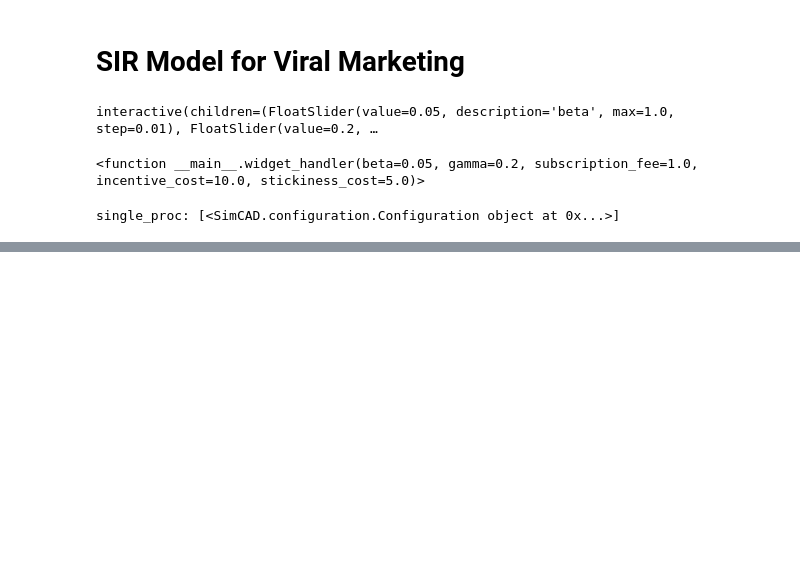
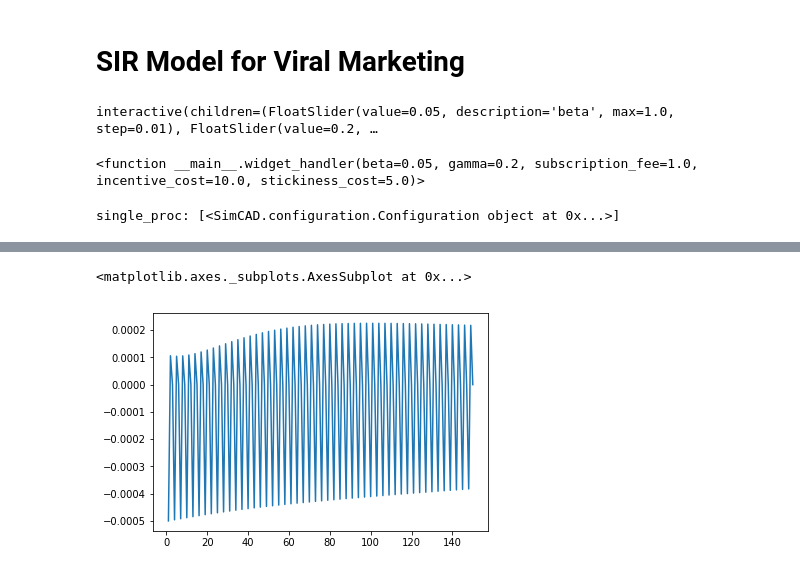
Before and after one commit to wilson3698/cadCAD, a Jupyter notebook: demos/susceptible_infected_recovered.ipynb, the cells around one changed output, grey strips where cells are left out. Cells and saved outputs as stored; diff of their text form; code cells hidden in the pictures; blank space fills up the shorter version.

```diff
--- a/demos/susceptible_infected_recovered.ipynb
+++ b/demos/susceptible_infected_recovered.ipynb
@@ -305,0 +309,5 @@ df.head()
+# %%
+df.beta.diff().plot()
+# %% [output]
+<matplotlib.axes._subplots.AxesSubplot at 0x...>
+[figure, added]
```
Also changed, not shown: parts of 5 cells of this notebook.
